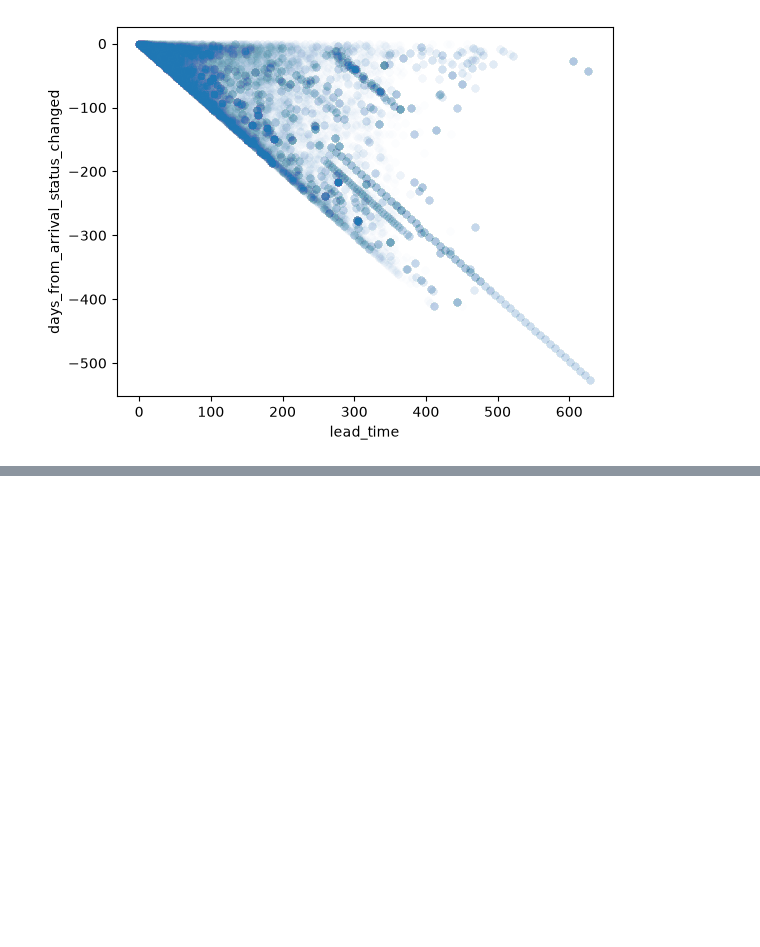
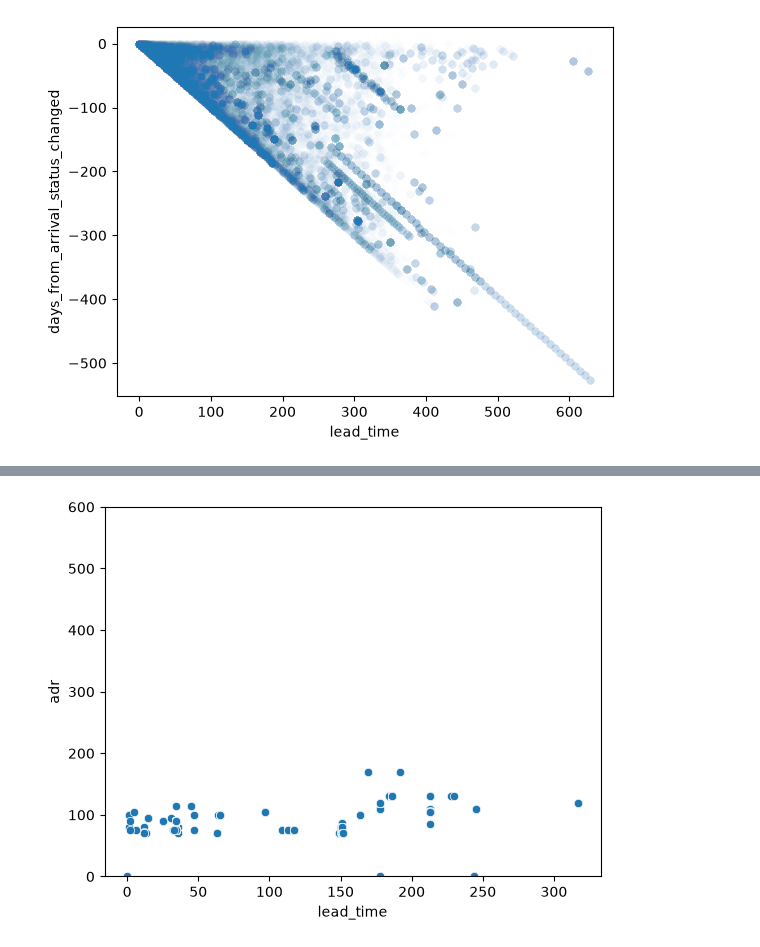
Before and after one commit to mcuzzii/hotel-booking-cancellations, a Jupyter notebook: notebooks/hotel.ipynb, the cells around one changed output, grey strips where cells are left out. Drawn from its saved outputs; the diff is of its cells as text; code cells hidden in the pictures; blank space fills up the shorter version.

```diff
--- a/notebooks/hotel.ipynb
+++ b/notebooks/hotel.ipynb
@@ -464,0 +659,10 @@ test_df.loc[test_df['within_line']]
+# %%
+ax = sns.scatterplot(
+    df.loc[df['agent'] == 19],
+    x='lead_time',
+    y='adr'
+)
+ax.set_ylim(0, 600)
+plt.show()
+# %% [output]
+[figure, added]
```
Also changed, not shown: parts of 12 cells of this notebook.
